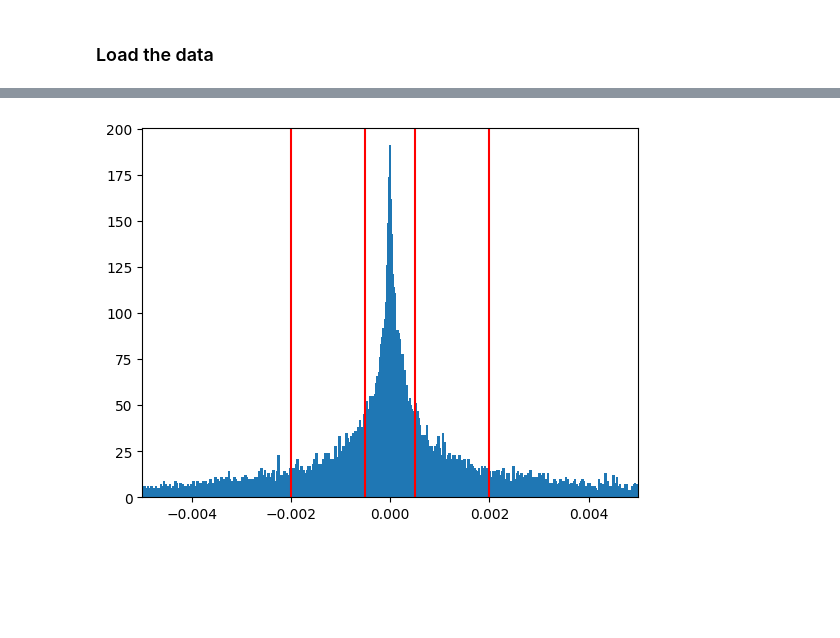
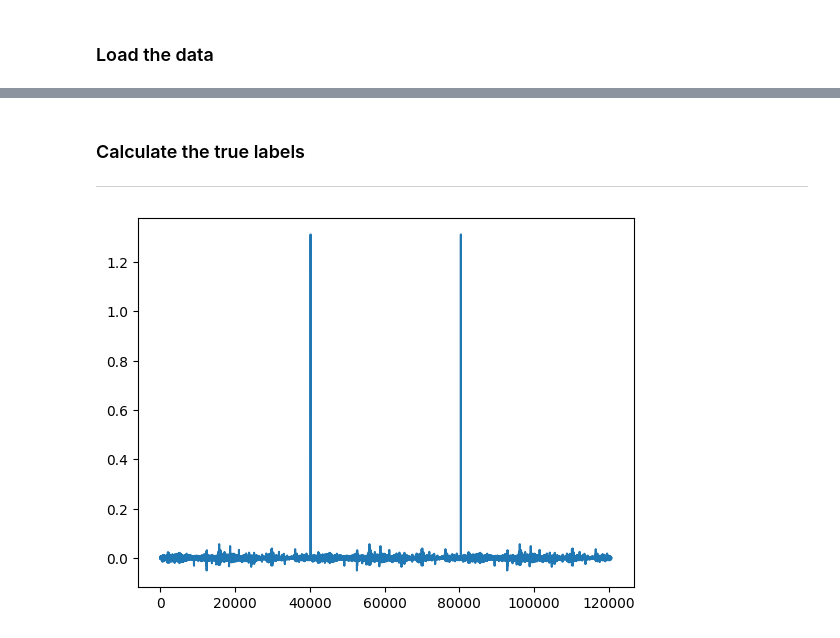
Before and after one commit to dtungpka/CPC5, a Jupyter notebook: Training.ipynb, the cells around one changed output, grey strips where cells are left out. Drawn from its saved outputs; the diff is of its cells as text; code cells hidden in the pictures; blank space fills up the shorter version.

```diff
--- a/Training.ipynb
+++ b/Training.ipynb
@@ -31,29 +31,23 @@ array([<AxesSubplot: >, <AxesSubplot: >, <AxesSubplot: >, <AxesSubplot: >],
 #to numpy
 X_data_raw = X_data_raw.to_numpy()
 Y_data_raw = Y_data_raw.to_numpy()
-# %%
-#normalize data
-SCALE_FACTOR = .000005
-THRESHOLDS = [-0.002,-0.0005, 0.0005, 0.002]
-#Y label: open high low close
-X_data = (X_data_raw[:,1] - X_data_raw[:,2]) * (X_data_raw[:,3] - X_data_raw[:,0])
-Y_data = (Y_data_raw[:,1] - Y_data_raw[:,2]) * (Y_data_raw[:,3] - Y_data_raw[:,0])
-
-#plot Y
-
-#normalize Y to -1 to 1
-Y_data = Y_data / np.max(np.abs(Y_data))
-
-
-#plot histogram of the data
-hist, bin_edges = np.histogram(Y_data, bins=np.arange(-SCALE_FACTOR*1000,SCALE_FACTOR*1000,SCALE_FACTOR))
-plt.bar(bin_edges[:-1], hist, width = SCALE_FACTOR*10)
-plt.xlim(min(bin_edges), max(bin_edges))
-
-#draw thresholds
-for threshold in THRESHOLDS:
-    plt.axvline(x=threshold, color='r')
-
-plt.show()
-# %% [output]
-[figure, removed]
+# %% [markdown]
+### Calculate the true labels
+---------
+# %%
+labels = details['label']
+
+#open + close / 2
+Y_data = (Y_data_raw[:,0] + Y_data_raw[:,3]) / 2
+
+# Y_data[i] - Y_data[i-1]
+Y_data_diff = np.diff(Y_data)
+
+#calculate the percentage change
+Y_data = Y_data_diff / Y_data[:-1]
+
+#show the data
+plt.plot(Y_data)
+plt.show()
+# %% [output]
+[figure, added]
```
Also changed, not shown: parts of 5 cells of this notebook, 7 other files.
